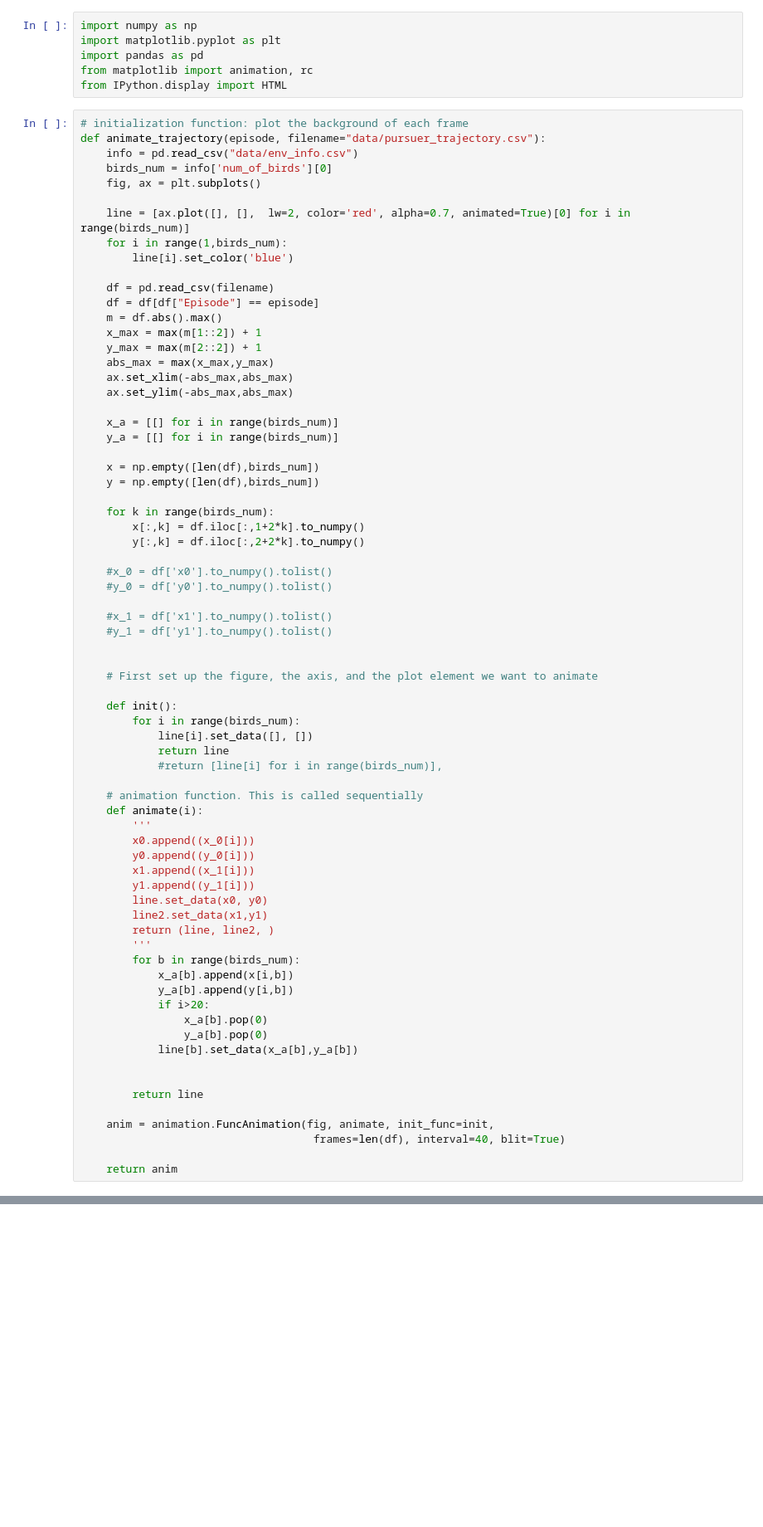
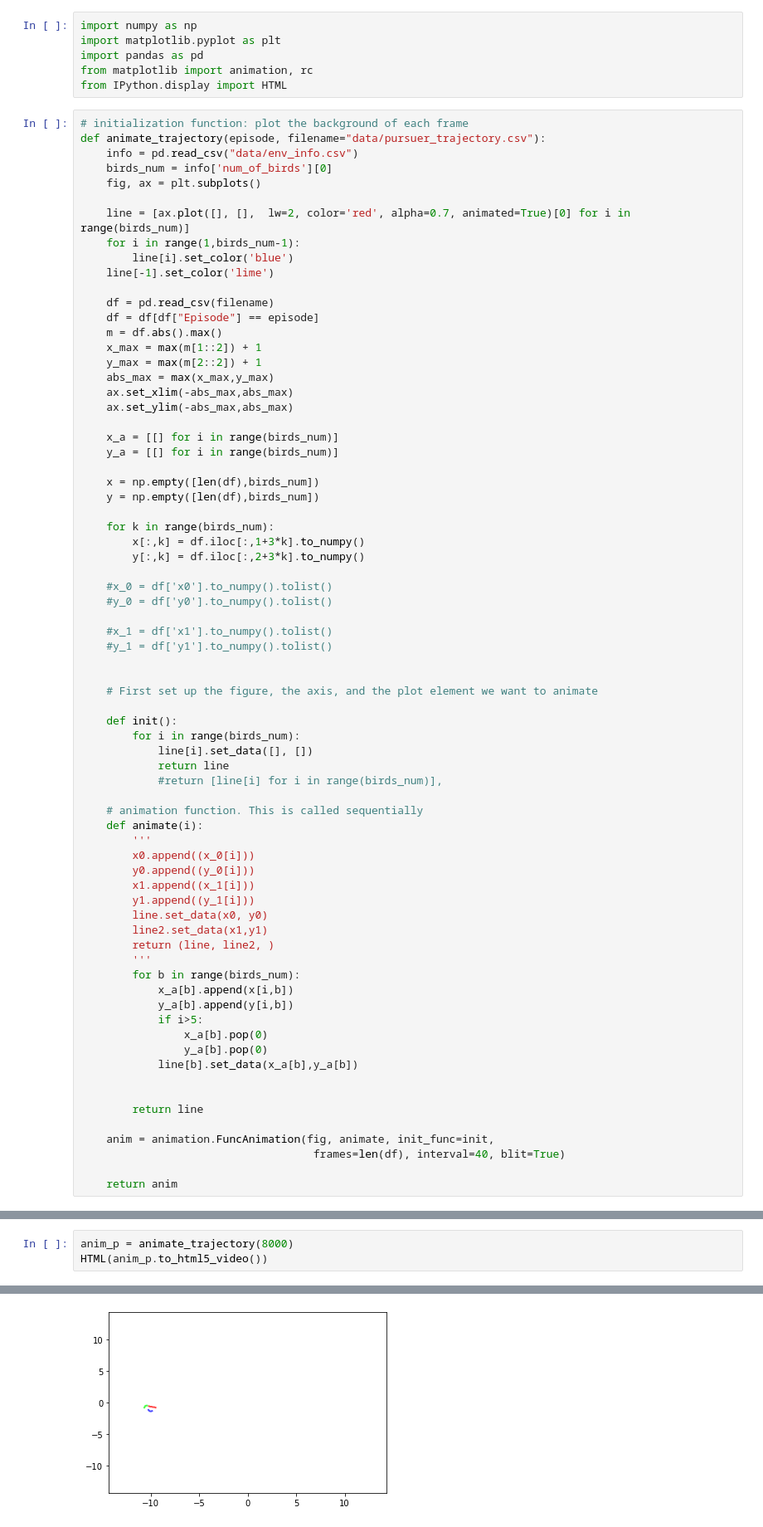
Before and after one commit to fbrand-new/reinforced-birds, a Jupyter notebook: AnimateTrajectory.ipynb, the cells around one changed output, grey strips where cells are left out. Shown at 83% size. Drawn from its saved outputs; the diff is of its cells as text; blank space fills up the shorter version.

```diff
--- a/AnimateTrajectory.ipynb
+++ b/AnimateTrajectory.ipynb
@@ -14,8 +14,9 @@ def animate_trajectory(episode, filename="data/pursuer_trajectory.csv"):
     fig, ax = plt.subplots()
 
     line = [ax.plot([], [],  lw=2, color='red', alpha=0.7, animated=True)[0] for i in range(birds_num)]
-    for i in range(1,birds_num):
+    for i in range(1,birds_num-1):
         line[i].set_color('blue')
+    line[-1].set_color('lime')
 
     df = pd.read_csv(filename)
     df = df[df["Episode"] == episode]
@@ -33,8 +34,8 @@ def animate_trajectory(episode, filename="data/pursuer_trajectory.csv"):
     y = np.empty([len(df),birds_num])
 
     for k in range(birds_num):
-        x[:,k] = df.iloc[:,1+2*k].to_numpy()
-        y[:,k] = df.iloc[:,2+2*k].to_numpy()
+        x[:,k] = df.iloc[:,1+3*k].to_numpy()
+        y[:,k] = df.iloc[:,2+3*k].to_numpy()
 
     #x_0 = df['x0'].to_numpy().tolist()
     #y_0 = df['y0'].to_numpy().tolist()
@@ -65,7 +66,7 @@ def animate_trajectory(episode, filename="data/pursuer_trajectory.csv"):
         for b in range(birds_num):
             x_a[b].append(x[i,b])
             y_a[b].append(y[i,b])
-            if i>20:
+            if i>5:
                 x_a[b].pop(0)
                 y_a[b].pop(0)
             line[b].set_data(x_a[b],y_a[b])
@@ -97,0 +81,4 @@ HTML(anim_p.to_html5_video())
+# %%
+anim_p = animate_trajectory(8000)
+HTML(anim_p.to_html5_video())
+# %% [output]
@@ -97,0 +86 @@ HTML(anim_p.to_html5_video())
+[figure, added]
```
Also changed, not shown: parts of 5 cells of this notebook, 10 other files.
